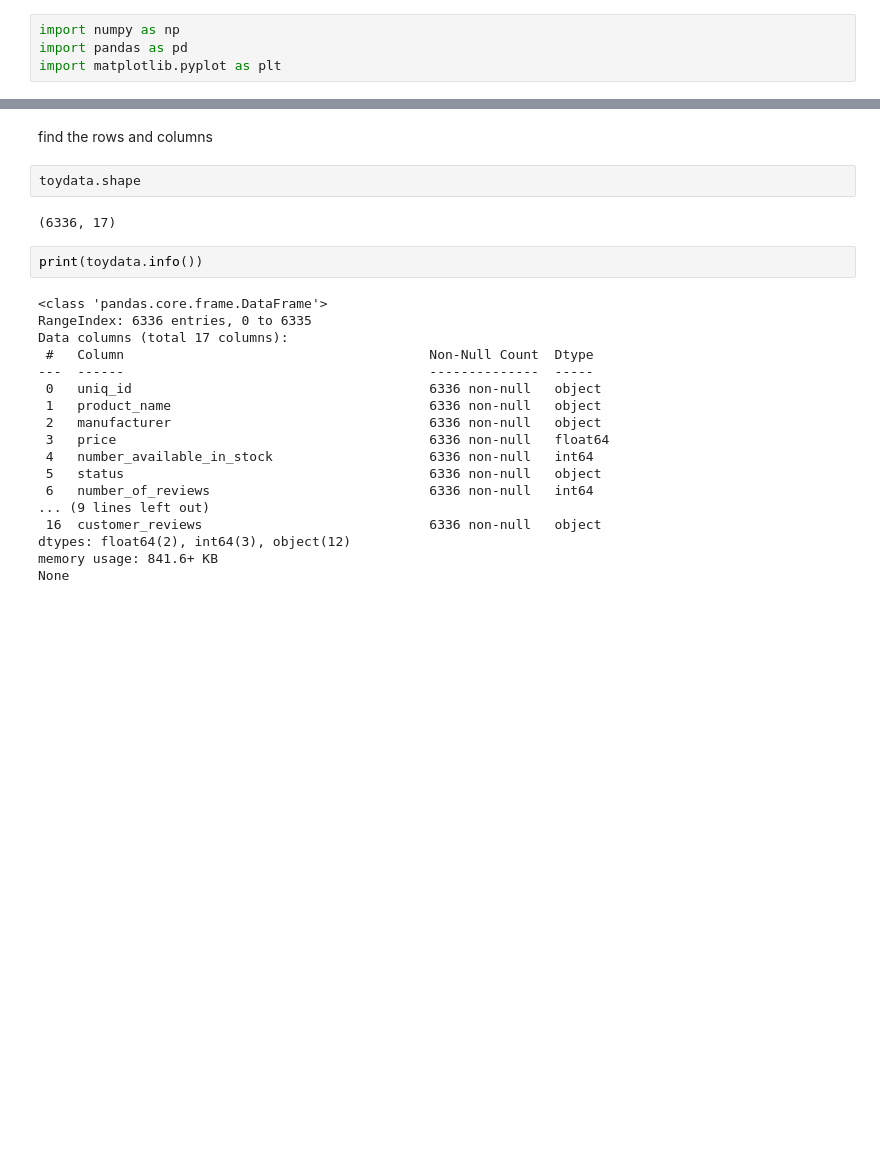
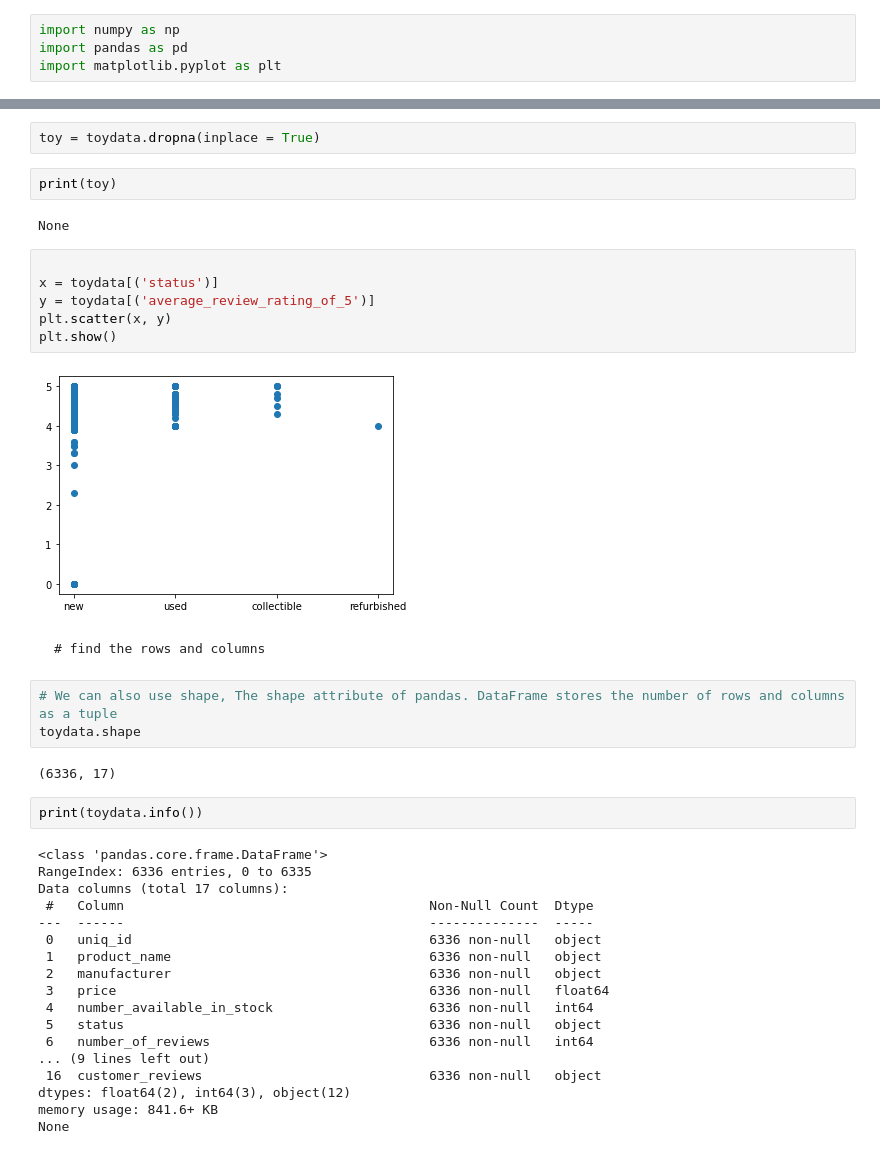
Before and after one commit to sekharmm/mandava_IT533, a Jupyter notebook: mandava_toydata.ipynb, the cells around one changed output, grey strips where cells are left out. Cells and saved outputs as stored; diff of their text form; blank space fills up the shorter version.

````diff
--- a/mandava_toydata.ipynb
+++ b/mandava_toydata.ipynb
@@ -27,9 +38,27 @@ toydata
+# %%
+toy = toydata.dropna(inplace = True)
+# %%
+print(toy)
+# %% [output]
+None
+# %%
+
+x = toydata[('status')]
+y = toydata[('average_review_rating_of_5')]
+plt.scatter(x, y)
+plt.show()
+# %% [output]
+[figure, added]
 # %% [markdown]
-find the rows and columns
+
+```
+# find the rows and columns
+```
-# %%
-toydata.shape
-# %% [output]
-(6336, 17)
+# %%
+# We can also use shape, The shape attribute of pandas. DataFrame stores the number of rows and columns as a tuple
+toydata.shape
+# %% [output]
+(6336, 17)
 # %%
 print(toydata.info())
 # %% [output]
````
Also changed, not shown: parts of 42 cells of this notebook.
